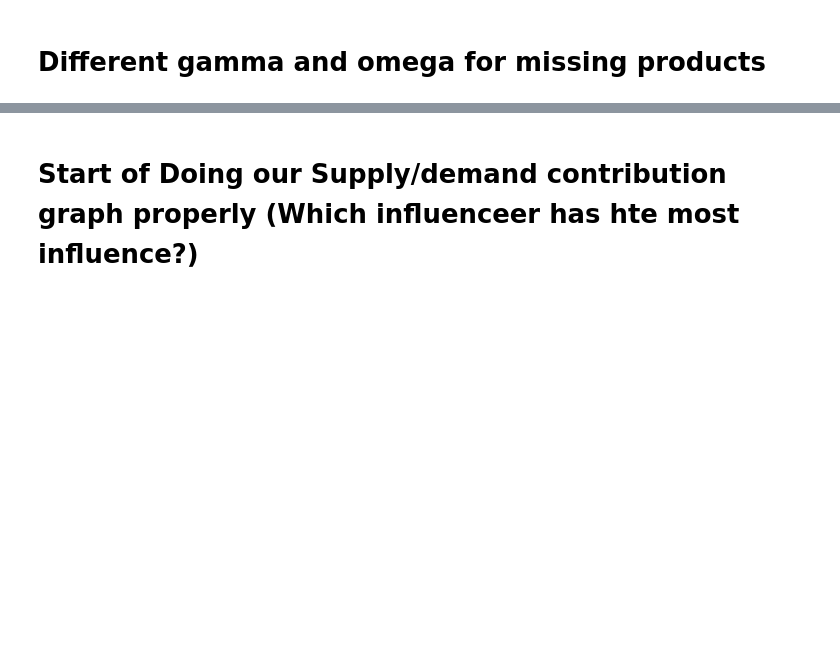
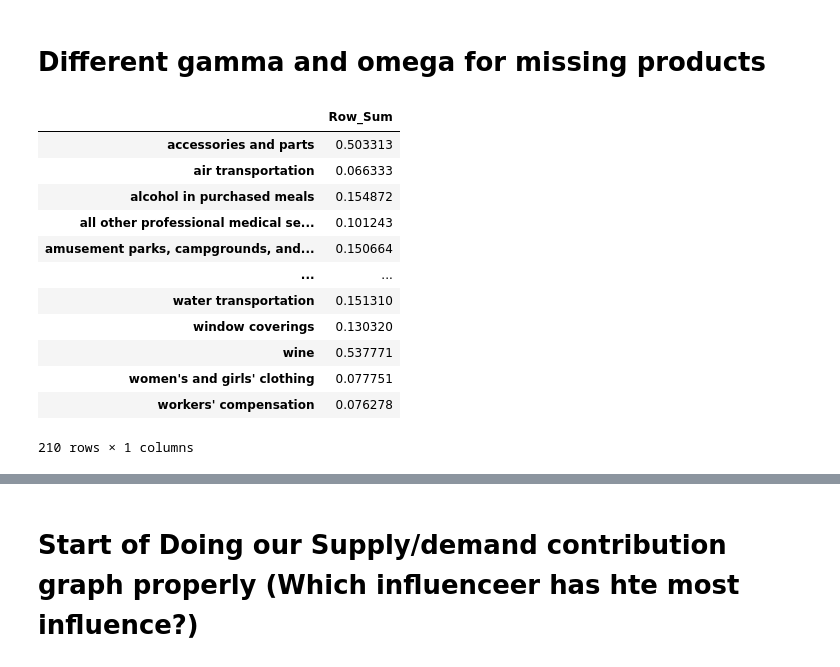
Before and after one commit to emilyfu1/shocks_productionnetworks, a Jupyter notebook: datacleaning/Run Me_original.ipynb, the cells around one changed output, grey strips where cells are left out. Cells and saved outputs as stored; diff of their text form; code cells hidden in the pictures; blank space fills up the shorter version.

```diff
--- a/datacleaning/Run Me_original.ipynb
+++ b/datacleaning/Run Me_original.ipynb
@@ -536,0 +517,16 @@ gamma_omega_monthly
+# %%
+gamma_omega_monthly.get(date)[0]
+# %% [output]
+|  | Row_Sum |
+| accessories and parts | 0.503313 |
+| air transportation | 0.066333 |
+| alcohol in purchased meals | 0.154872 |
+| all other professional medical se... | 0.101243 |
+| amusement parks, campgrounds, and... | 0.150664 |
+| ... | ... |
+| water transportation | 0.151310 |
+| window coverings | 0.130320 |
+| wine | 0.537771 |
+| women's and girls' clothing | 0.077751 |
+| workers' compensation | 0.076278 |
+210 rows × 1 columns
```
Also changed, not shown: parts of 3 cells of this notebook, 29 other files.
